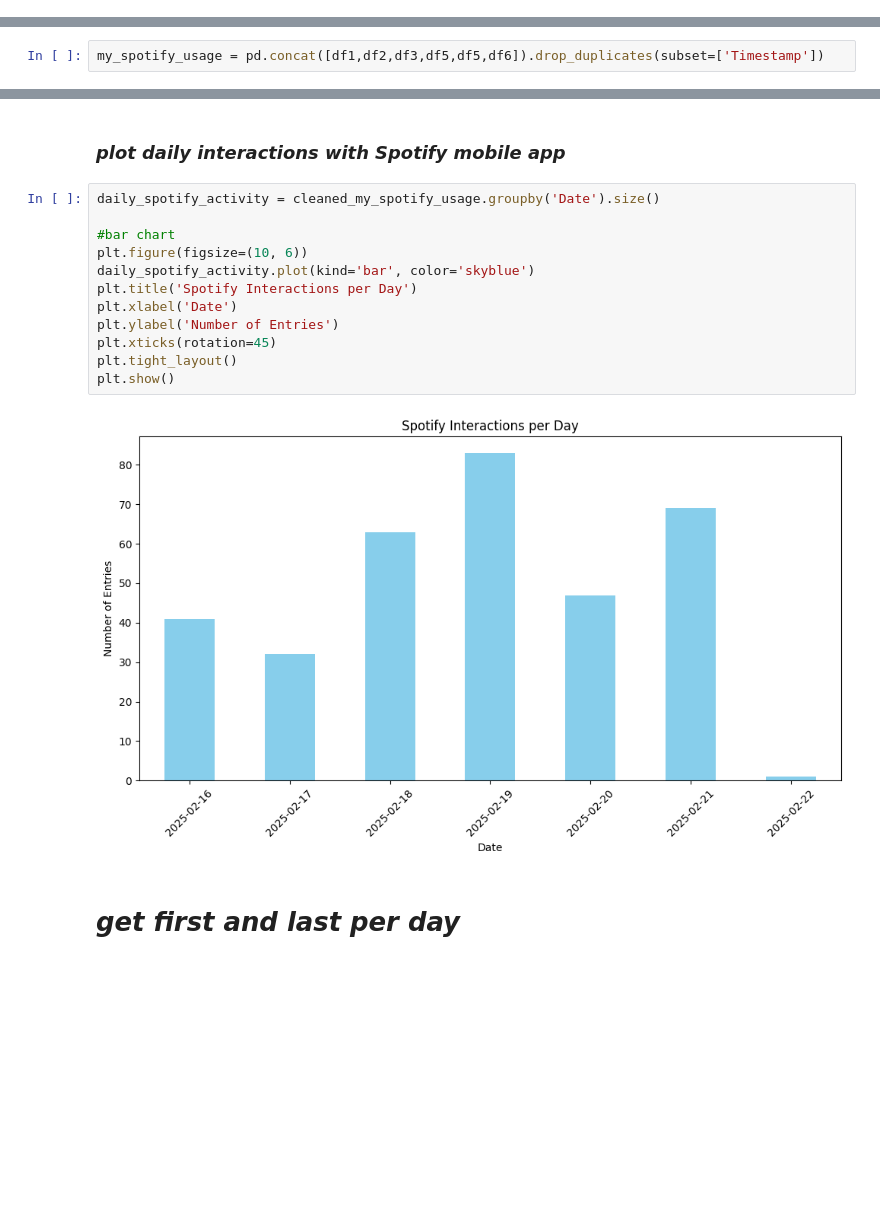
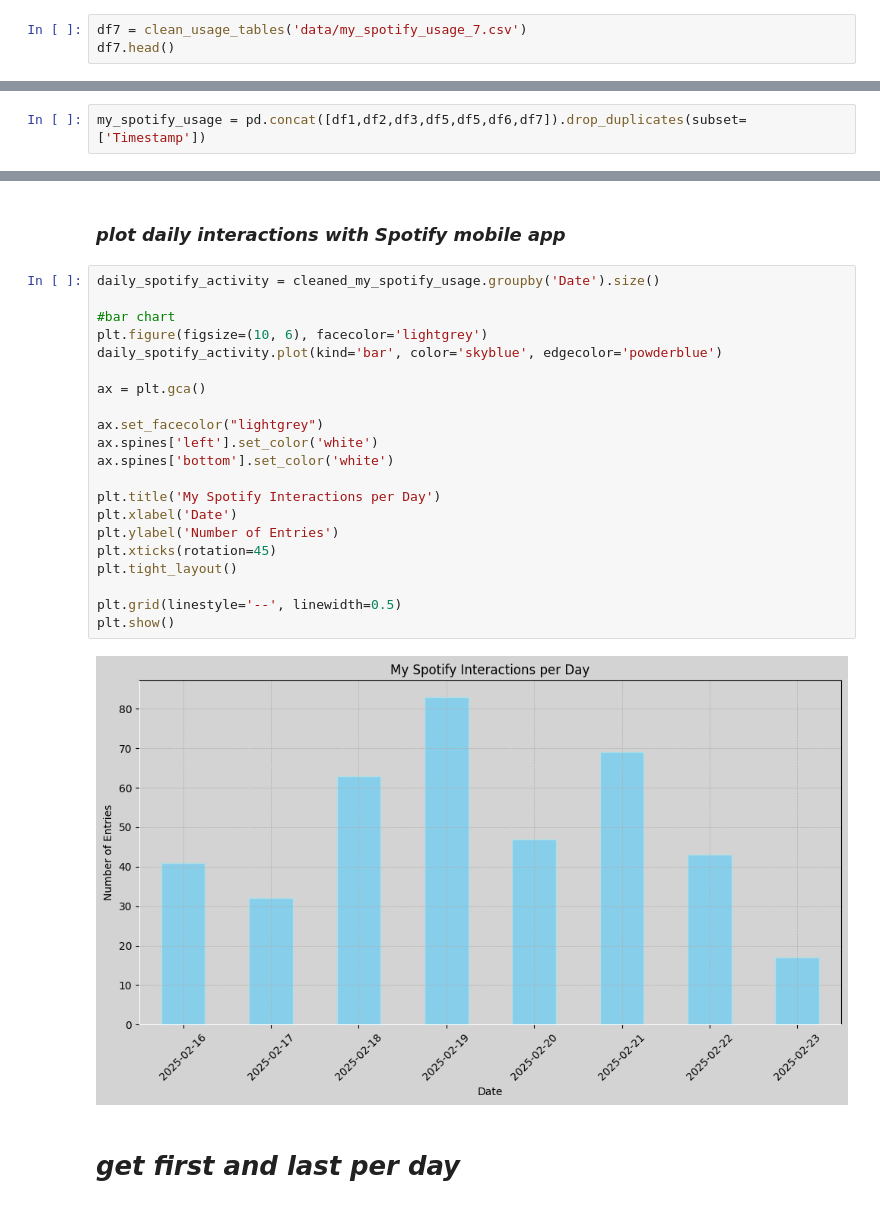
Before and after one commit to aaronAlien/Exploring-Spotify, a Jupyter notebook: spotify_interaction.ipynb, the cells around one changed output, grey strips where cells are left out. Saved outputs shown, nothing was run; the diff lists cells and outputs as text; blank space fills up the shorter version.

Commit message:
interactions

```diff
--- a/spotify_interaction.ipynb
+++ b/spotify_interaction.ipynb
@@ -102,0 +106,3 @@ df6.head()
+# %%
+df7 = clean_usage_tables('data/my_spotify_usage_7.csv')
+df7.head()
@@ -103,7 +116,7 @@ df6.head()
 # %% [markdown]
 ## _mearge all_
 # %%
-my_spotify_usage = pd.concat([df1,df2,df3,df5,df5,df6]).drop_duplicates(subset=['Timestamp'])
+my_spotify_usage = pd.concat([df1,df2,df3,df5,df5,df6,df7]).drop_duplicates(subset=['Timestamp'])
 # %%
 my_spotify_usage.sort_values(by=['Date'])
 
@@ -122,17 +135,26 @@ cleaned_my_spotify_usage.head()
 # %%
 daily_spotify_activity = cleaned_my_spotify_usage.groupby('Date').size()
 
 #bar chart
-plt.figure(figsize=(10, 6))
-daily_spotify_activity.plot(kind='bar', color='skyblue')
-plt.title('Spotify Interactions per Day')
+plt.figure(figsize=(10, 6), facecolor='lightgrey')
+daily_spotify_activity.plot(kind='bar', color='skyblue', edgecolor='powderblue')
+
+ax = plt.gca()
+
+ax.set_facecolor("lightgrey")
+ax.spines['left'].set_color('white')
+ax.spines['bottom'].set_color('white')
+
+plt.title('My Spotify Interactions per Day')
 plt.xlabel('Date')
 plt.ylabel('Number of Entries')
 plt.xticks(rotation=45)
 plt.tight_layout()
+
+plt.grid(linestyle='--', linewidth=0.5)
 plt.show()
 # %% [output]
-[figure, old version]
+[figure, new version]
 # %% [markdown]
 # _get first and last per day_
 # %%
```
Also changed, not shown: parts of 9 cells of this notebook, 1 other file.
